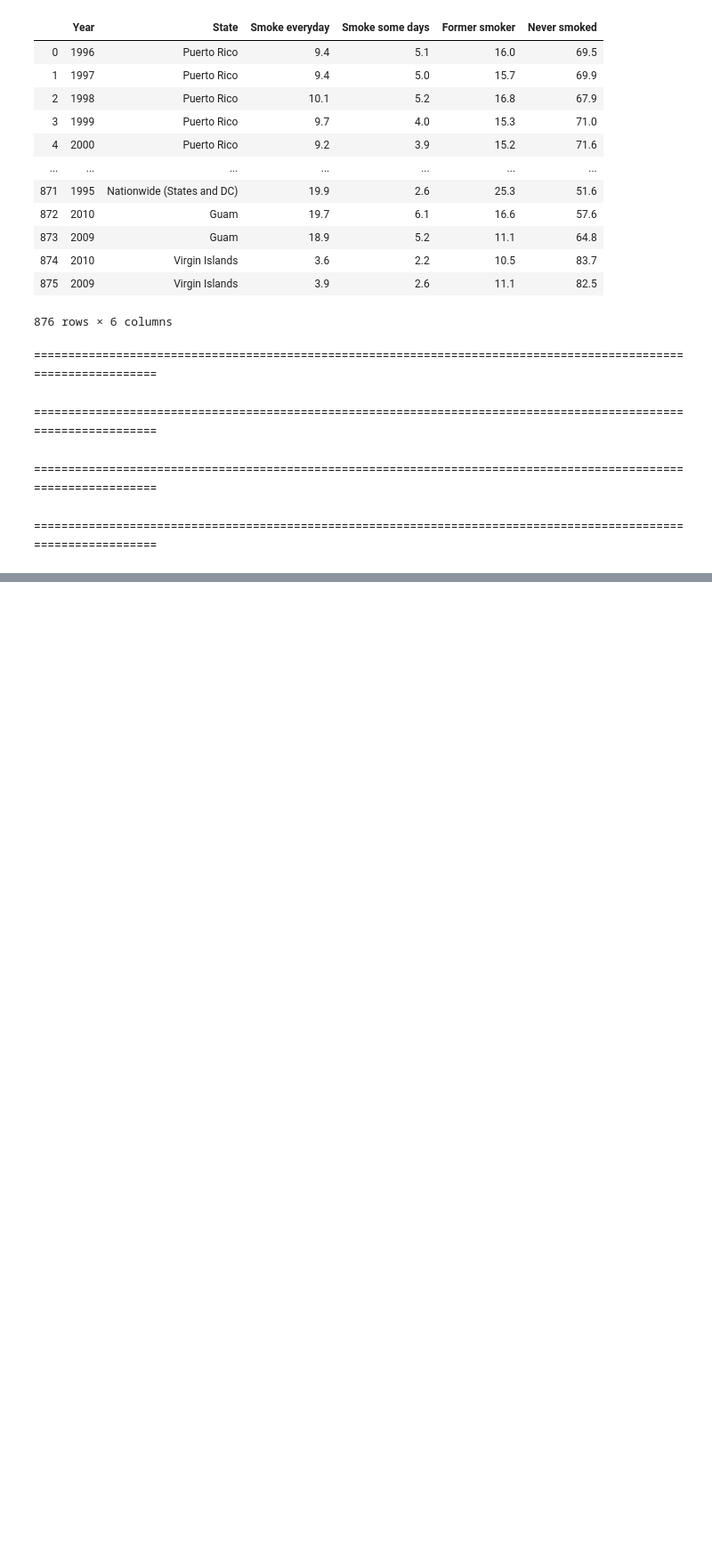
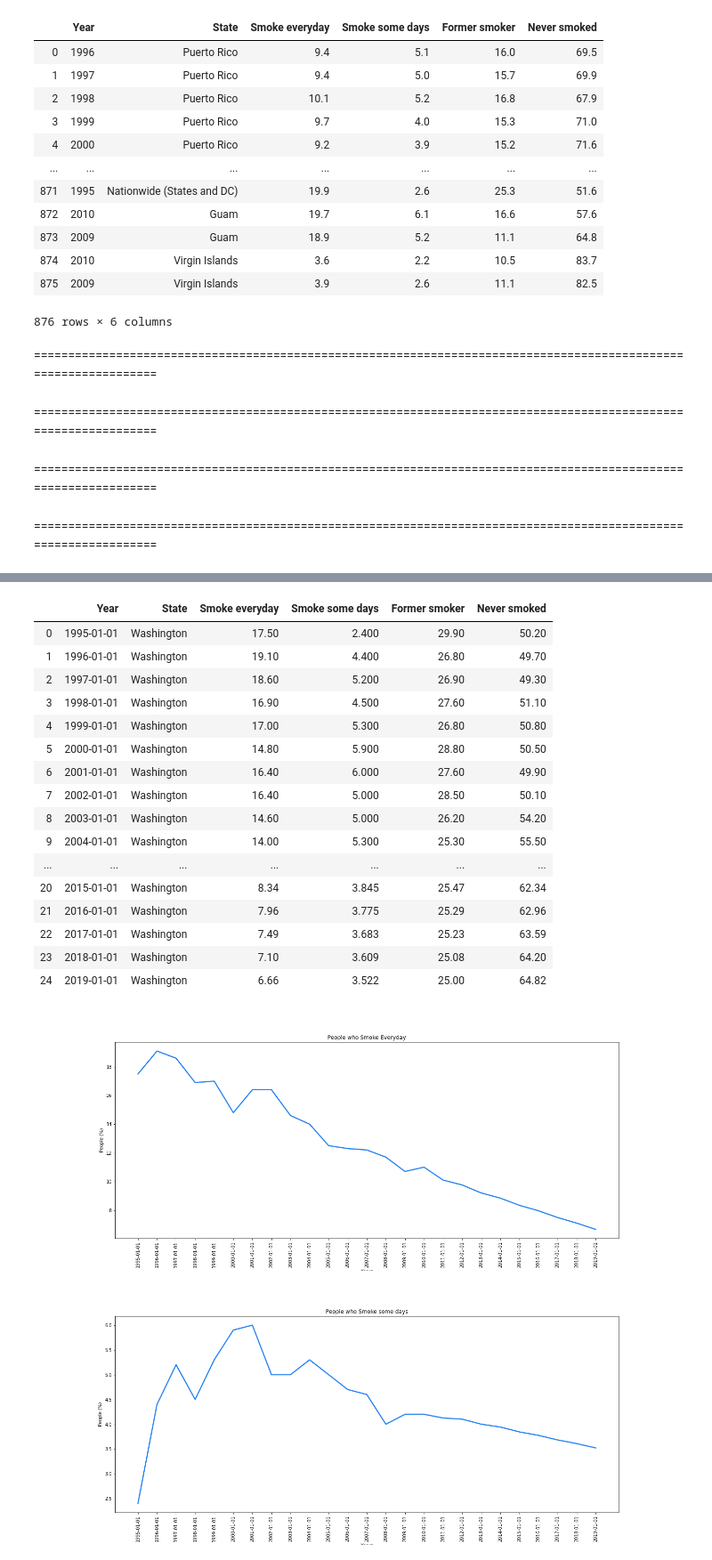
Before and after one commit to SushmithaPakanati/final_project_2020Sp, a Jupyter notebook: Code.ipynb, the cells around one changed output, grey strips where cells are left out. Shown at 89% size. Cells and saved outputs as stored; diff of their text form; code cells hidden in the pictures; blank space fills up the shorter version.

```diff
--- a/Code.ipynb
+++ b/Code.ipynb
@@ -193,0 +315,25 @@ getInfo(state)
+# %%
+#State 5
+
+state = 'Washington'
+getInfo(state)
+# %% [output]
+|  | Year | State | Smoke everyday | Smoke some days | Former smoker | Never smoked |
+| 0 | 1995-01-01 | Washington | 17.50 | 2.400 | 29.90 | 50.20 |
+| 1 | 1996-01-01 | Washington | 19.10 | 4.400 | 26.80 | 49.70 |
+| 2 | 1997-01-01 | Washington | 18.60 | 5.200 | 26.90 | 49.30 |
+| 3 | 1998-01-01 | Washington | 16.90 | 4.500 | 27.60 | 51.10 |
+| 4 | 1999-01-01 | Washington | 17.00 | 5.300 | 26.80 | 50.80 |
+| 5 | 2000-01-01 | Washington | 14.80 | 5.900 | 28.80 | 50.50 |
+| 6 | 2001-01-01 | Washington | 16.40 | 6.000 | 27.60 | 49.90 |
+| 7 | 2002-01-01 | Washington | 16.40 | 5.000 | 28.50 | 50.10 |
+| 8 | 2003-01-01 | Washington | 14.60 | 5.000 | 26.20 | 54.20 |
+| 9 | 2004-01-01 | Washington | 14.00 | 5.300 | 25.30 | 55.50 |
+| ... | ... | ... | ... | ... | ... | ... |
+| 20 | 2015-01-01 | Washington | 8.34 | 3.845 | 25.47 | 62.34 |
+| 21 | 2016-01-01 | Washington | 7.96 | 3.775 | 25.29 | 62.96 |
+| 22 | 2017-01-01 | Washington | 7.49 | 3.683 | 25.23 | 63.59 |
+| 23 | 2018-01-01 | Washington | 7.10 | 3.609 | 25.08 | 64.20 |
+| 24 | 2019-01-01 | Washington | 6.66 | 3.522 | 25.00 | 64.82 |
+[figure, added]
+[figure, added]
```
Also changed, not shown: parts of 19 cells of this notebook.
